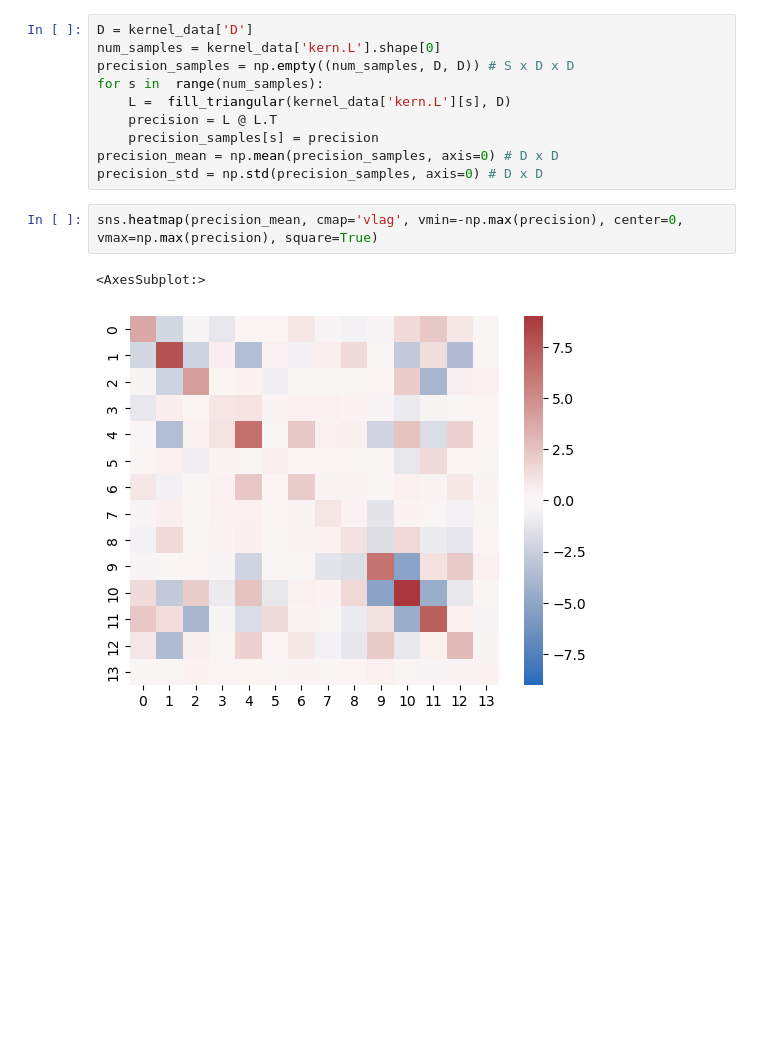
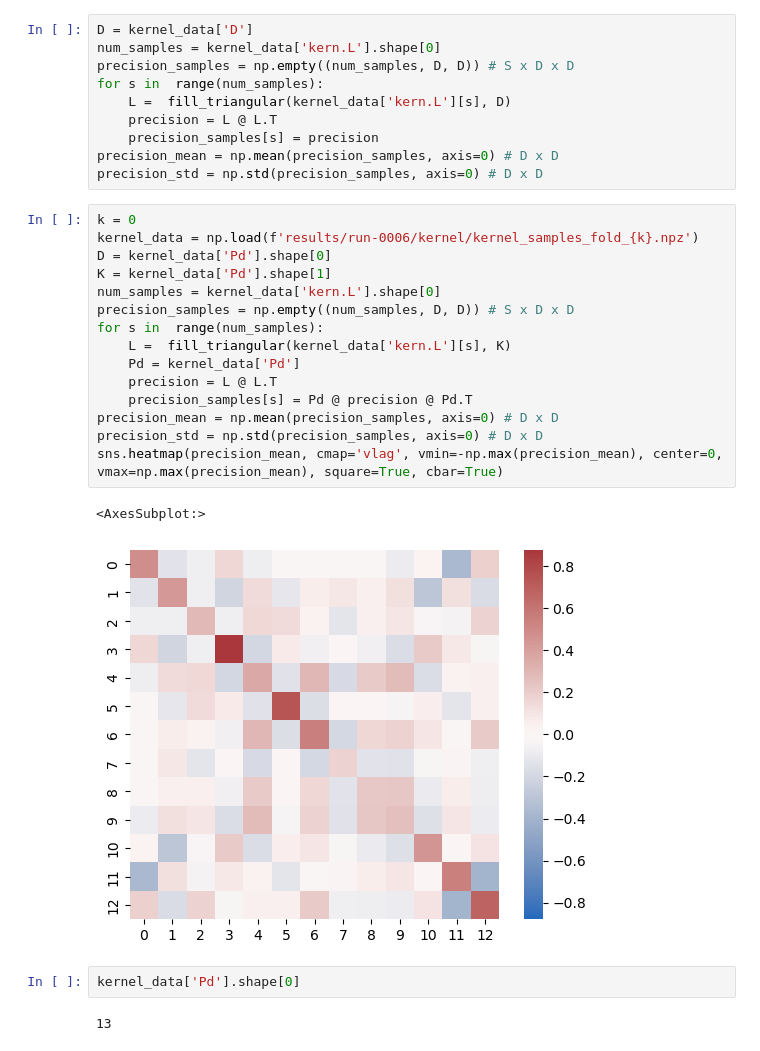
Before and after one commit to mattyred/BayesianSGP_Automatic_Coupling_Determination, a Jupyter notebook: viz_results.ipynb, the cells around one changed output. Saved outputs shown, nothing was run; the diff lists cells and outputs as text; blank space fills up the shorter version.

```diff
--- a/viz_results.ipynb
+++ b/viz_results.ipynb
@@ -92,8 +91,25 @@ for s in  range(num_samples):
     precision_samples[s] = precision
 precision_mean = np.mean(precision_samples, axis=0) # D x D
 precision_std = np.std(precision_samples, axis=0) # D x D
-# %%
-sns.heatmap(precision_mean, cmap='vlag', vmin=-np.max(precision), center=0, vmax=np.max(precision), square=True)
-# %% [output]
-<AxesSubplot:>
-[figure, removed]
+# %%
+k = 0
+kernel_data = np.load(f'results/run-0006/kernel/kernel_samples_fold_{k}.npz')
+D = kernel_data['Pd'].shape[0]
+K = kernel_data['Pd'].shape[1]
+num_samples = kernel_data['kern.L'].shape[0]
+precision_samples = np.empty((num_samples, D, D)) # S x D x D
+for s in  range(num_samples):
+    L =  fill_triangular(kernel_data['kern.L'][s], K)
+    Pd = kernel_data['Pd']
+    precision = L @ L.T
+    precision_samples[s] = Pd @ precision @ Pd.T
+precision_mean = np.mean(precision_samples, axis=0) # D x D
+precision_std = np.std(precision_samples, axis=0) # D x D
+sns.heatmap(precision_mean, cmap='vlag', vmin=-np.max(precision_mean), center=0, vmax=np.max(precision_mean), square=True, cbar=True)
+# %% [output]
+<AxesSubplot:>
+[figure, added]
+# %%
+kernel_data['Pd'].shape[0]
+# %% [output]
+13
```
Also changed, not shown: parts of 1 cell of this notebook, 4 other files.
